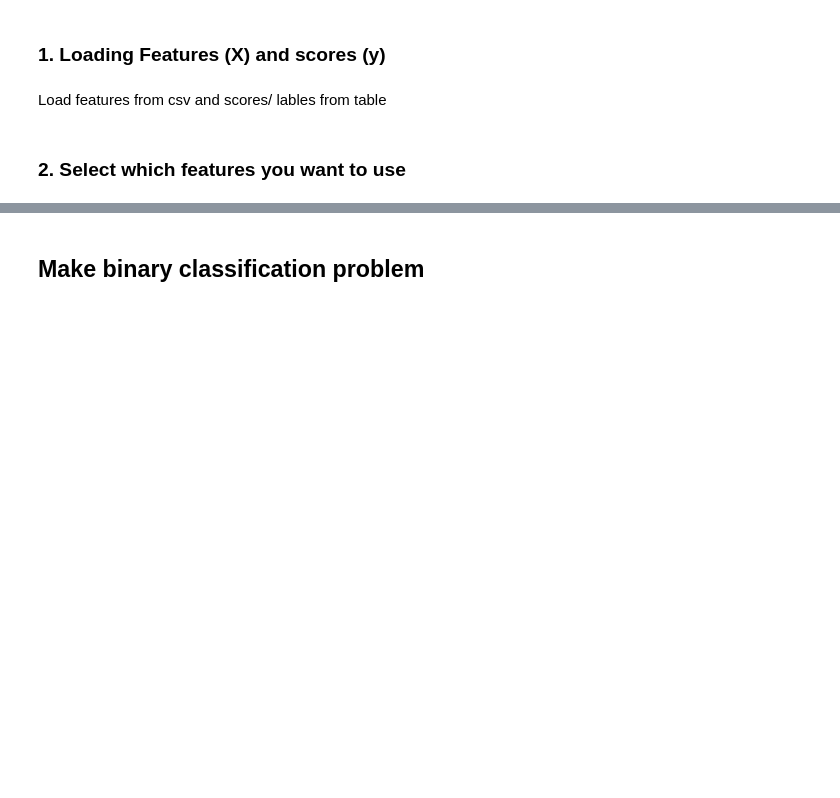
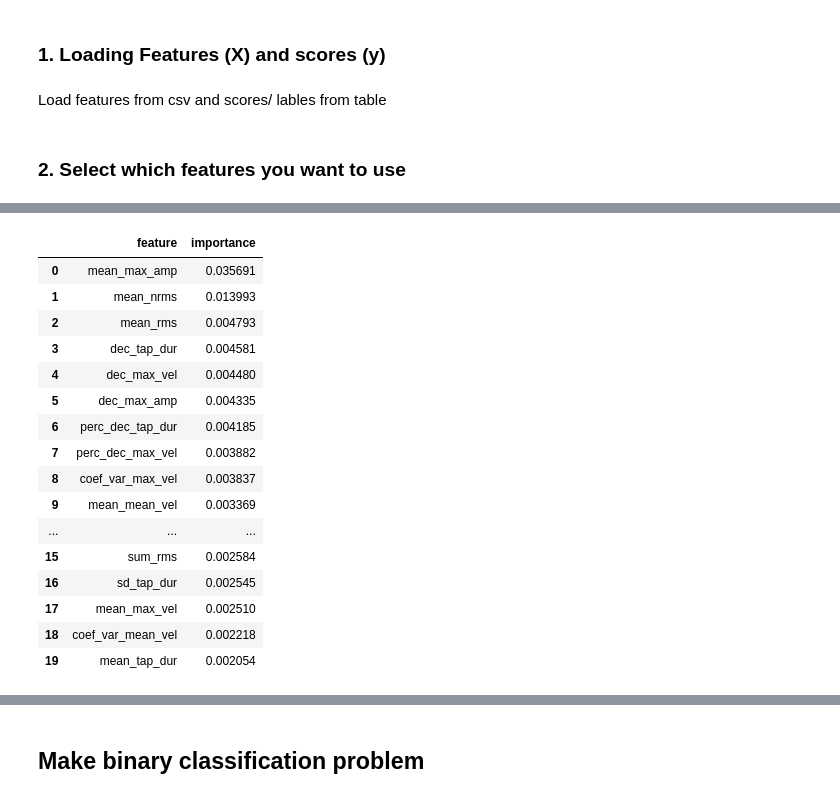
Before and after one commit to jgvhabets/ultraleap_analysis, a Jupyter notebook: code/notebooks/ul_prediction_playground.ipynb, the cells around one changed output, grey strips where cells are left out. Saved outputs shown, nothing was run; the diff lists cells and outputs as text; code cells hidden in the pictures; blank space fills up the shorter version.

```diff
--- a/code/notebooks/ul_prediction_playground.ipynb
+++ b/code/notebooks/ul_prediction_playground.ipynb
@@ -90,0 +104,21 @@ X = X_df.iloc[:, 1:]
+# %%
+feat_importance_all = ff.feat_selection_importance(X, y, subs, 20)
+feat_importance_all
+# %% [output]
+|  | feature | importance |
+| 0 | mean_max_amp | 0.035691 |
+| 1 | mean_nrms | 0.013993 |
+| 2 | mean_rms | 0.004793 |
+| 3 | dec_tap_dur | 0.004581 |
+| 4 | dec_max_vel | 0.004480 |
+| 5 | dec_max_amp | 0.004335 |
+| 6 | perc_dec_tap_dur | 0.004185 |
+| 7 | perc_dec_max_vel | 0.003882 |
+| 8 | coef_var_max_vel | 0.003837 |
+| 9 | mean_mean_vel | 0.003369 |
+| ... | ... | ... |
+| 15 | sum_rms | 0.002584 |
+| 16 | sd_tap_dur | 0.002545 |
+| 17 | mean_max_vel | 0.002510 |
+| 18 | coef_var_mean_vel | 0.002218 |
+| 19 | mean_tap_dur | 0.002054 |
```
Also changed, not shown: parts of 7 cells of this notebook.
